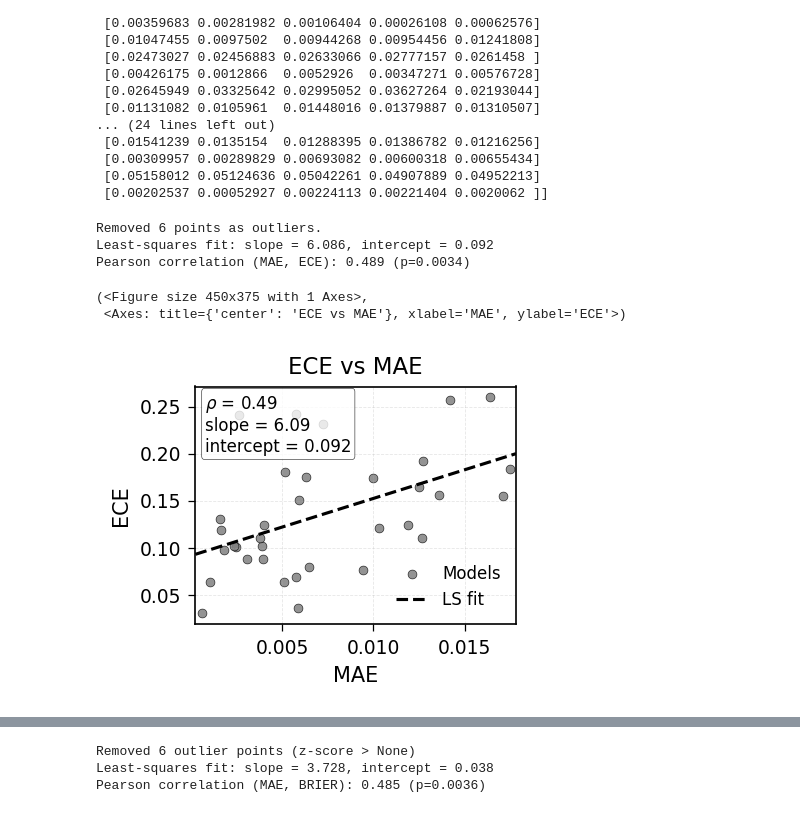
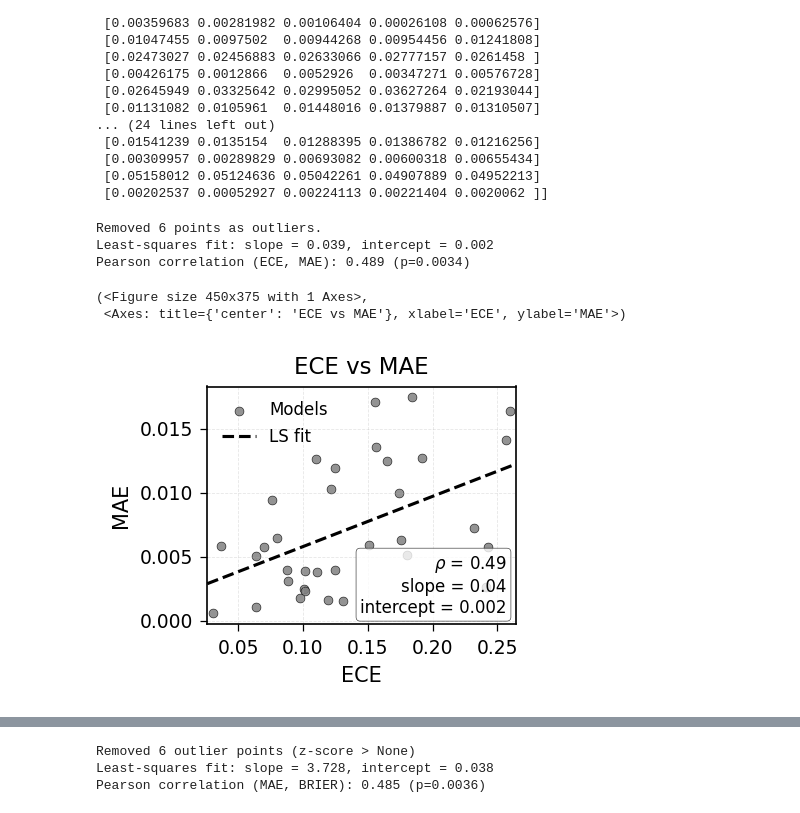
Before and after one commit to arubique/disco-public, a Jupyter notebook: notebooks/compute_ece_for_test_models.ipynb, the cells around one changed output, grey strips where cells are left out. Saved outputs shown, nothing was run; the diff lists cells and outputs as text; code cells hidden in the pictures.

Commit message:
Update ECE-MAE plot

```diff
--- a/notebooks/compute_ece_for_test_models.ipynb
+++ b/notebooks/compute_ece_for_test_models.ipynb
@@ -971,11 +997,11 @@ def plot_ece_vs_mae(
         fig.savefig(pdf_path, dpi=300)
     return fig, ax
 # %%
-plot_ece_vs_mae(maes, eces, x_label="MAE", y_label="ECE", title="ECE vs MAE", mae_thresh=0.02, z_thresh=None, pdf_path="ece_vs_mae.pdf")
+plot_ece_vs_mae(maes, eces, x_label="MAE", y_label="ECE", title="ECE vs MAE", mae_thresh=0.02, z_thresh=None, pdf_path="ece_vs_mae.pdf", flip=True)
 # %% [output]
 Removed 6 points as outliers.
-Least-squares fit: slope = 6.086, intercept = 0.092
-Pearson correlation (MAE, ECE): 0.489 (p=0.0034)
+Least-squares fit: slope = 0.039, intercept = 0.002
+Pearson correlation (ECE, MAE): 0.489 (p=0.0034)
 (<Figure size 450x375 with 1 Axes>,
- <Axes: title={'center': 'ECE vs MAE'}, xlabel='MAE', ylabel='ECE'>)
+ <Axes: title={'center': 'ECE vs MAE'}, xlabel='ECE', ylabel='MAE'>)
-[figure, old version]
+[figure, new version]
```
Also changed, not shown: parts of 4 cells of this notebook.
